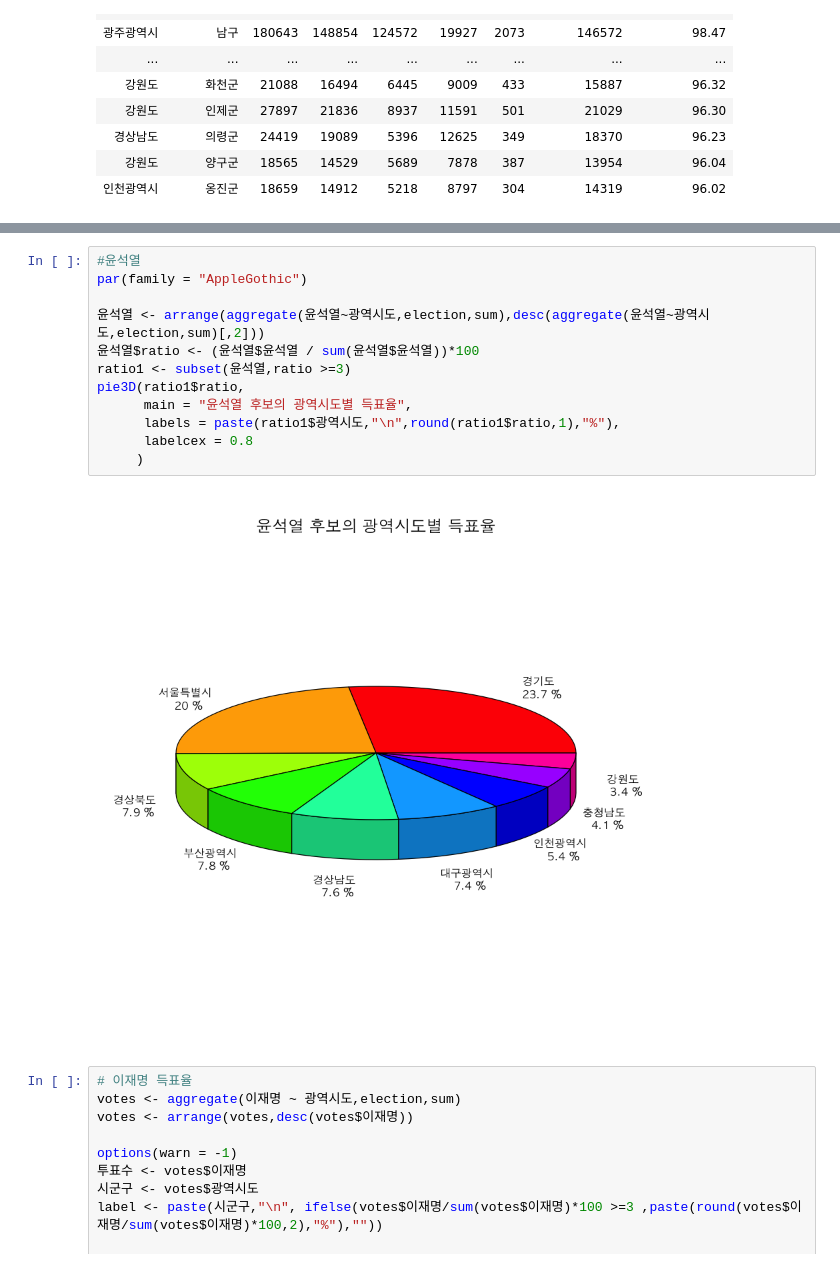
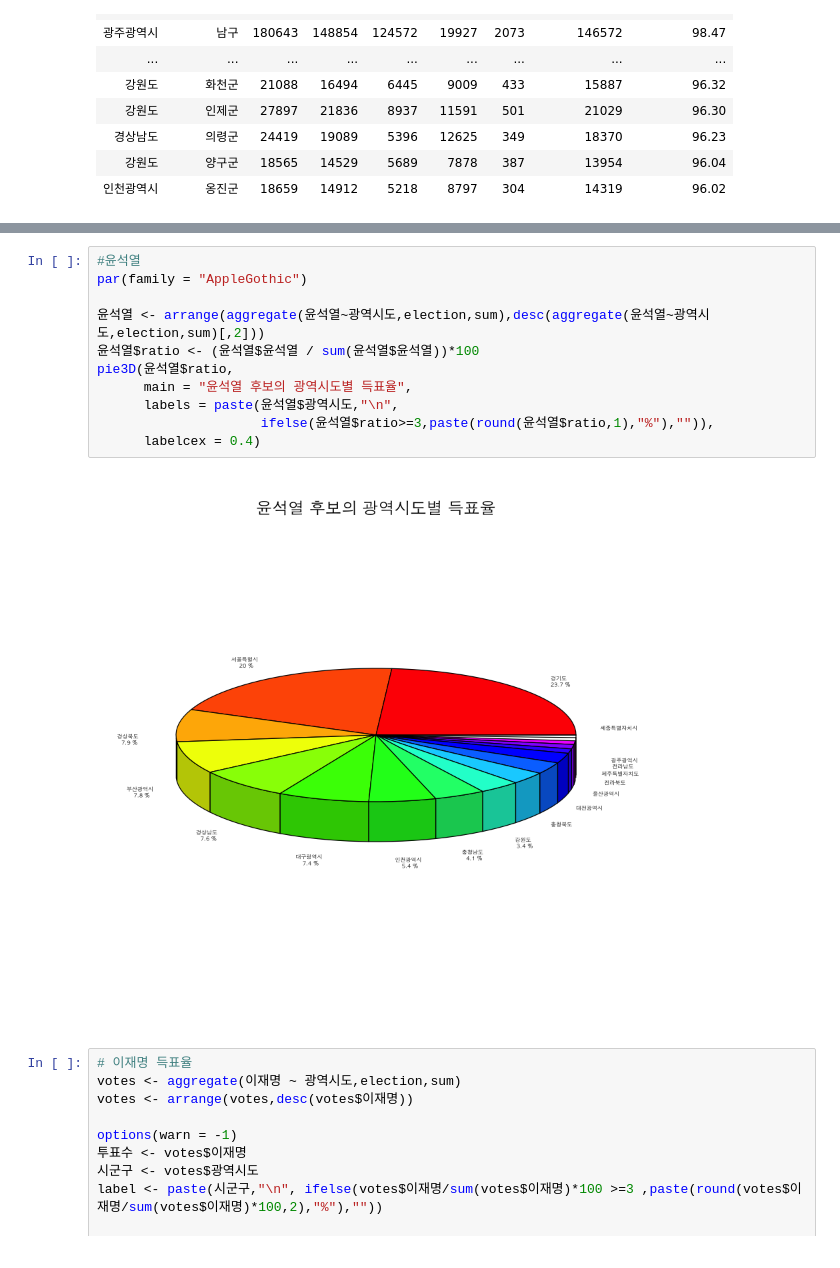
Before and after one commit to naddda0813/Rbase, a Jupyter notebook: 10.20대_대선자료 시각화.ipynb, the cells around one changed output, grey strips where cells are left out. Saved outputs shown, nothing was run; the diff lists cells and outputs as text.

```diff
--- a/10.20대_대선자료 시각화.ipynb
+++ b/10.20대_대선자료 시각화.ipynb
@@ -225,17 +222,16 @@ pie3D(voteSim$투표율,
 # %%
 #윤석열
 par(family = "AppleGothic")
 
 윤석열 <- arrange(aggregate(윤석열~광역시도,election,sum),desc(aggregate(윤석열~광역시도,election,sum)[,2]))
 윤석열$ratio <- (윤석열$윤석열 / sum(윤석열$윤석열))*100
-ratio1 <- subset(윤석열,ratio >=3)
-pie3D(ratio1$ratio,
+pie3D(윤석열$ratio,
       main = "윤석열 후보의 광역시도별 득표율",
-      labels = paste(ratio1$광역시도,"\n",round(ratio1$ratio,1),"%"),
-      labelcex = 0.8
-     )
+      labels = paste(윤석열$광역시도,"\n",
+                     ifelse(윤석열$ratio>=3,paste(round(윤석열$ratio,1),"%"),"")),
+      labelcex = 0.4)
 # %% [output]
-[figure, old version]
+[figure, new version]
 # %%
 # 이재명 득표율
 votes <- aggregate(이재명 ~ 광역시도,election,sum)
```
Also changed, not shown: parts of 4 cells of this notebook.
